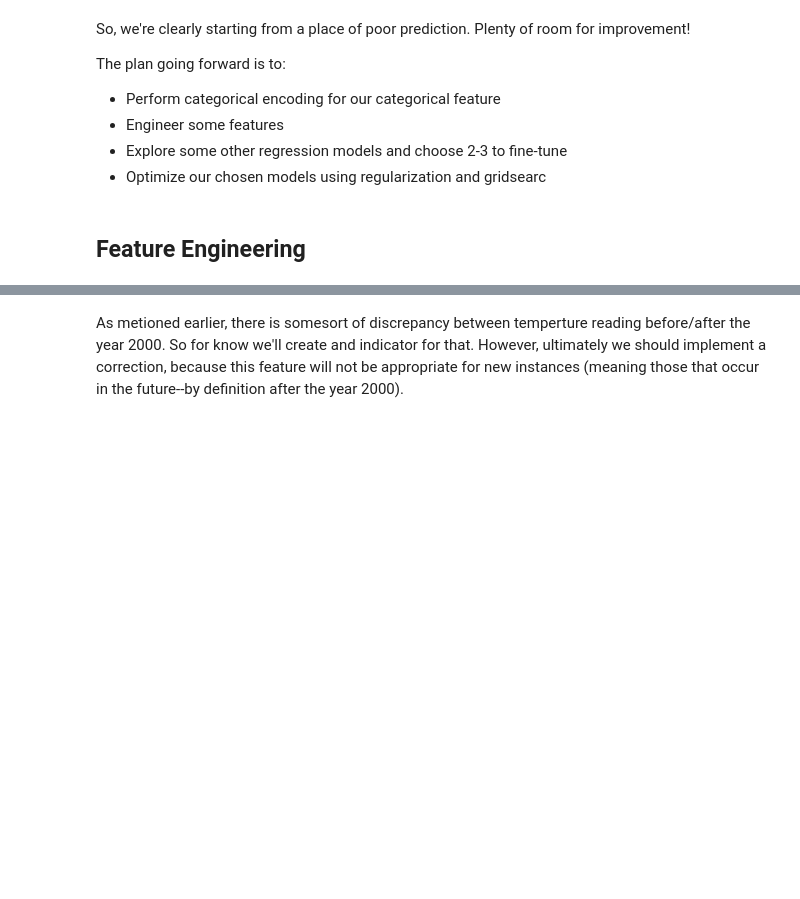
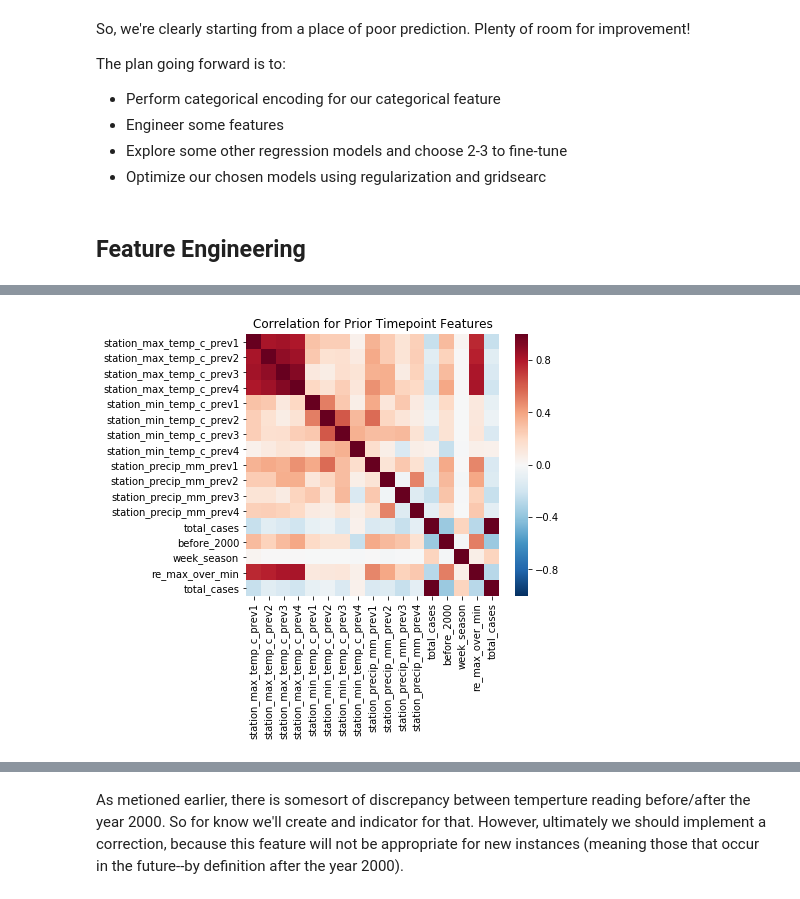
Before and after one commit to ewellsgray/data_science, a Jupyter notebook: dengue/dengue_predict.ipynb, the cells around one changed output, grey strips where cells are left out. Cells and saved outputs as stored; diff of their text form; code cells hidden in the pictures; blank space fills up the shorter version.

```diff
--- a/dengue/dengue_predict.ipynb
+++ b/dengue/dengue_predict.ipynb
@@ -584,0 +660,10 @@ The plan going forward is to:
+# %%
+atts=['precipitation_amt_mm', 'reanalysis_air_temp_k',
+       'reanalysis_avg_temp_k', 'reanalysis_dew_point_temp_k',
+       'reanalysis_max_air_temp_k', 'reanalysis_min_air_temp_k',
+       'reanalysis_precip_amt_kg_per_m2',
+       'reanalysis_relative_humidity_percent', 'reanalysis_sat_precip_amt_mm',
+       'reanalysis_specific_humidity_g_per_kg', 'reanalysis_tdtr_k',
+       'station_avg_temp_c', 'station_diur_temp_rng_c', 'station_max_temp_c',
+       'station_min_temp_c', 'station_precip_mm']
+weeks = [1,2,3,4]
@@ -584,0 +721,16 @@ The plan going forward is to:
+# %%
+# Display a smaller feature space of the new features
+
+prior_feats = df.columns[26:]
+#len(prior_feats)
+fold = 4
+R = max(weeks)*4
+s1=(fold-1)*R+1
+s2=fold*R+1
+prior_feats1 = list(prior_feats[s1:s2])
+#print(prior_feats1)
+prior_feats1.append('total_cases')
+
+plot_corr_matrix(df=df, subset=prior_feats1, details="Prior Timepoint Features")
+# %% [output]
+[figure, added]
```
Also changed, not shown: parts of 45 cells of this notebook.
